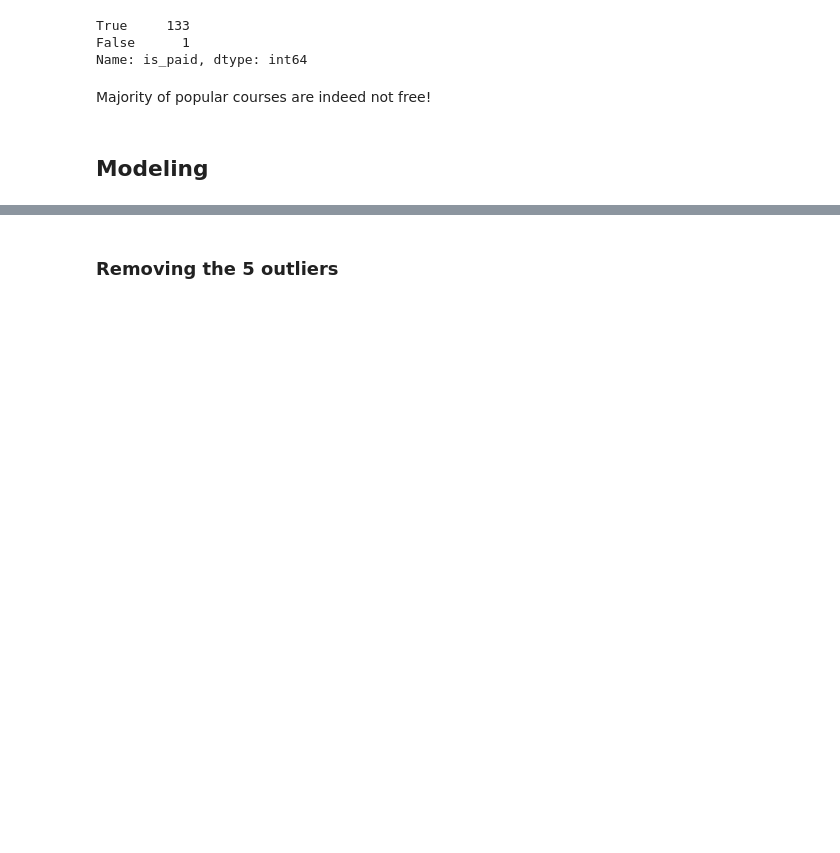
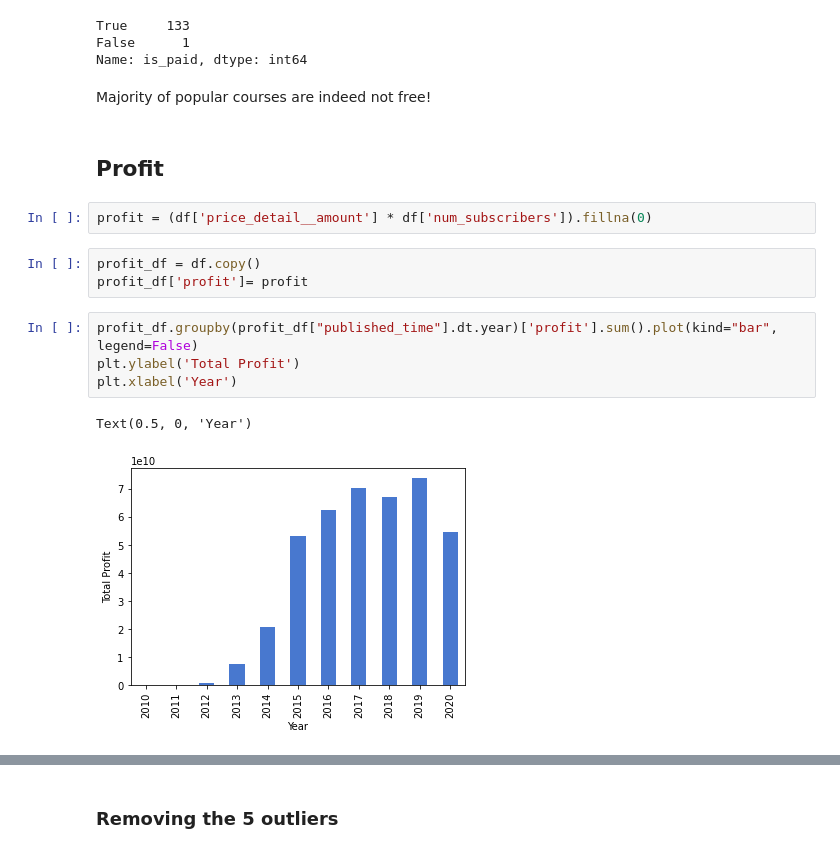
Before and after one commit to r-gg/bi-assignments, a Jupyter notebook: Assignment3/BI_Assignment3.ipynb, the cells around one changed output, grey strips where cells are left out. Saved outputs shown, nothing was run; the diff lists cells and outputs as text; blank space fills up the shorter version.

Commit message:
Add LASSO and profit

```diff
--- a/Assignment3/BI_Assignment3.ipynb
+++ b/Assignment3/BI_Assignment3.ipynb
@@ -798,4 +798,16 @@ Name: is_paid, dtype: int64
 # %% [markdown]
 Majority of popular courses are indeed not free!
 # %% [markdown]
-## Modeling
+## Profit
+# %%
+profit = (df['price_detail__amount'] * df['num_subscribers']).fillna(0)
+# %%
+profit_df = df.copy()
+profit_df['profit']= profit
+# %%
+profit_df.groupby(profit_df["published_time"].dt.year)['profit'].sum().plot(kind="bar", legend=False)
+plt.ylabel('Total Profit')
+plt.xlabel('Year')
+# %% [output]
+Text(0.5, 0, 'Year')
+[figure, added]
```
Also changed, not shown: parts of 33 cells of this notebook.
